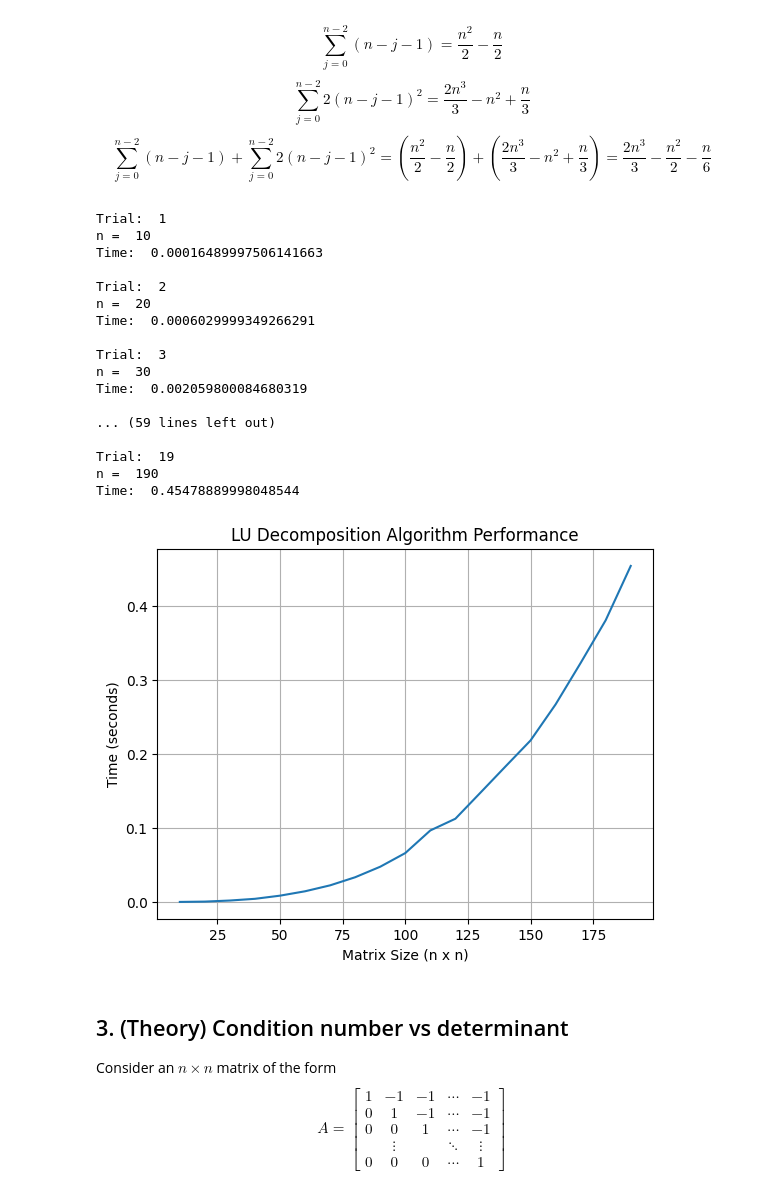
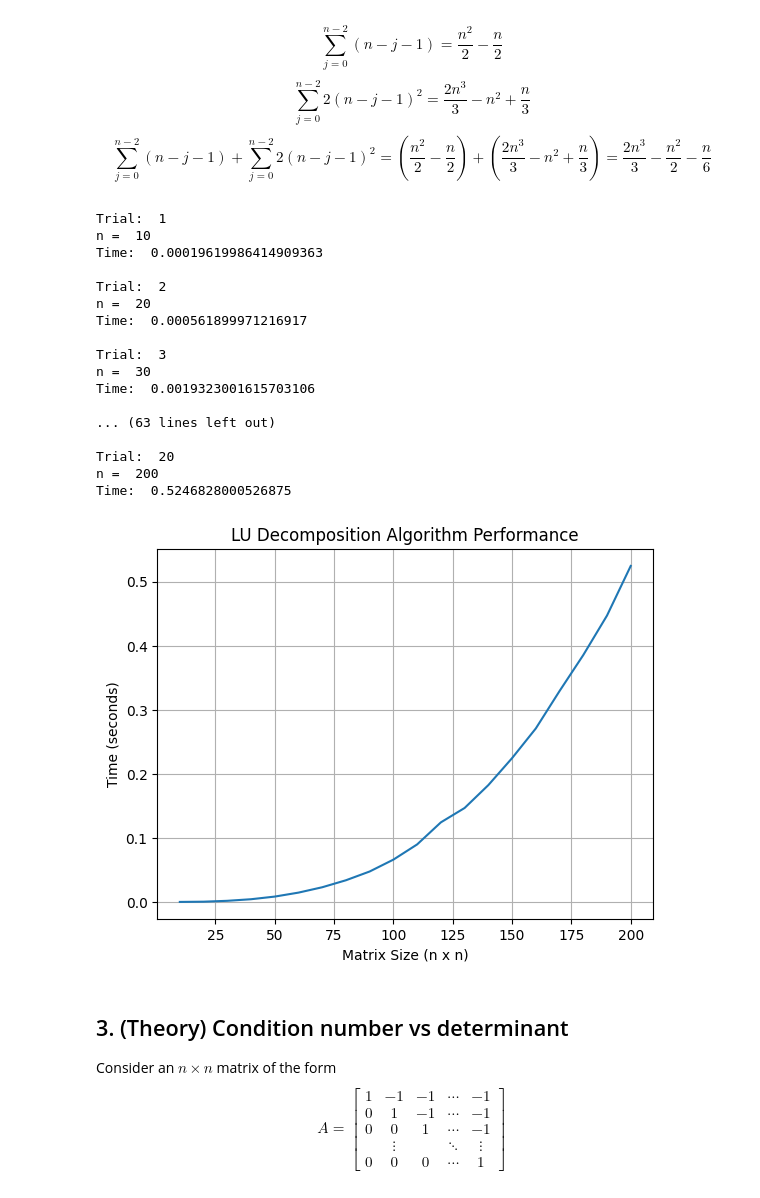
Before and after one commit to cnobleshriver/math551, a Jupyter notebook: Homework 4.ipynb, the cells around one changed output. Cells and saved outputs as stored; diff of their text form; code cells hidden in the pictures.

```diff
--- a/Homework 4.ipynb
+++ b/Homework 4.ipynb
@@ -132,48 +132,48 @@ if __name__ == "__main__":
     matrix_sizes = []
     times = []
 
-    for n in range(1, 20):
+    for n in range(1, 21):
         size = 10 * n
         matrix_sizes.append(size)
 
         start_all = timeit.default_timer()
         A = np.random.randn(size, size)
         lu(A)
         stop_all = timeit.default_timer()
 
         elapsed_time = stop_all - start_all
         times.append(elapsed_time)
 
         print("\nTrial: ", n)
         print("n = ", size)
         print('Time: ', elapsed_time)
 
     plt.figure()
     plt.plot(matrix_sizes, times)
     plt.title('LU Decomposition Algorithm Performance')
     plt.xlabel('Matrix Size (n x n)')
     plt.ylabel('Time (seconds)')
     plt.grid(True)
     plt.show()
 # %% [output]
 Trial:  1
 n =  10
-Time:  0.00016489997506141663
+Time:  0.00019619986414909363
 
 Trial:  2
 n =  20
-Time:  0.0006029999349266291
+Time:  0.000561899971216917
 
 Trial:  3
 n =  30
-Time:  0.002059800084680319
+Time:  0.0019323001615703106
 
-... (59 lines left out)
+... (63 lines left out)
 
-Trial:  19
-n =  190
-Time:  0.45478889998048544
+Trial:  20
+n =  200
+Time:  0.5246828000526875
-[figure, old version]
+[figure, new version]
 # %% [markdown]
 ## 3. (Theory) Condition number vs determinant
 
```
Also changed, not shown: parts of 3 cells of this notebook.
